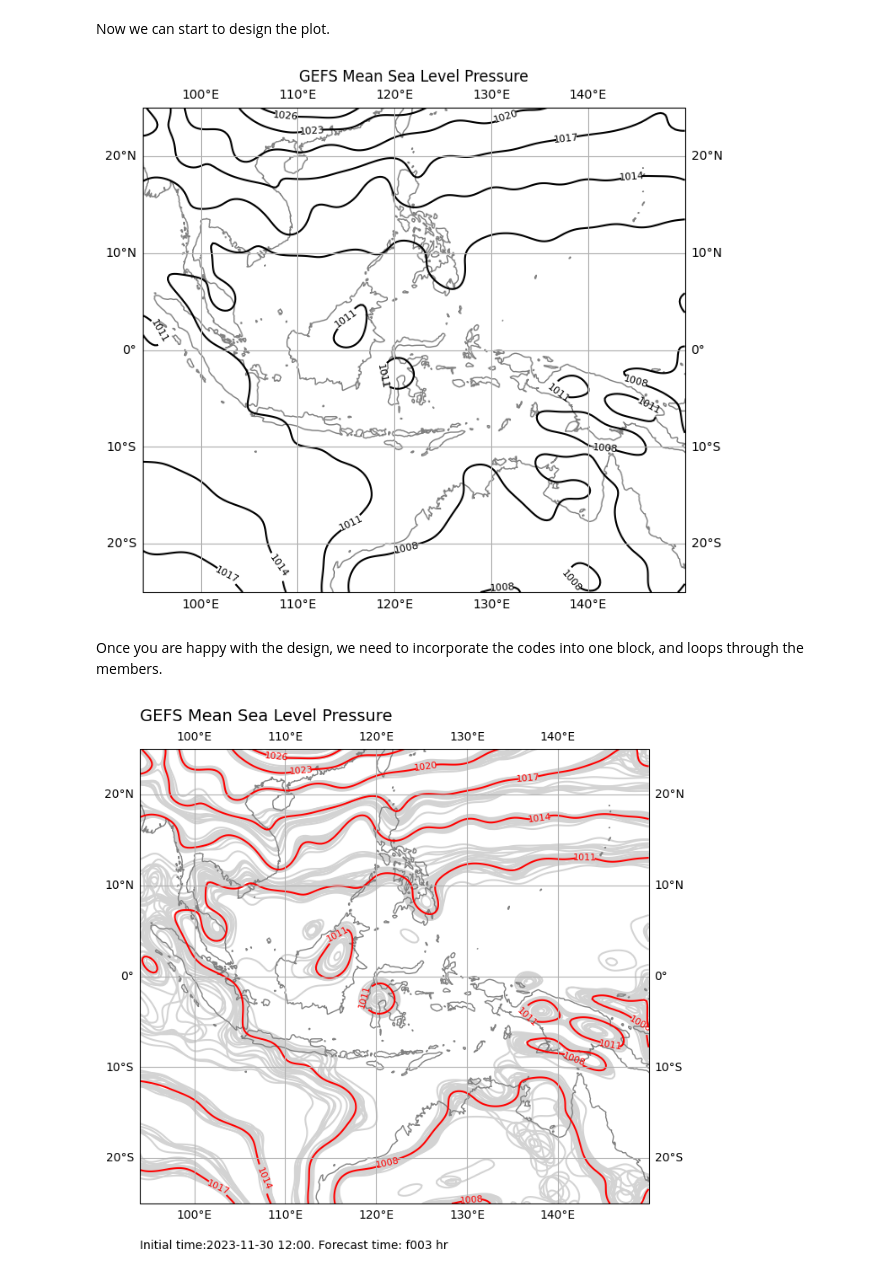
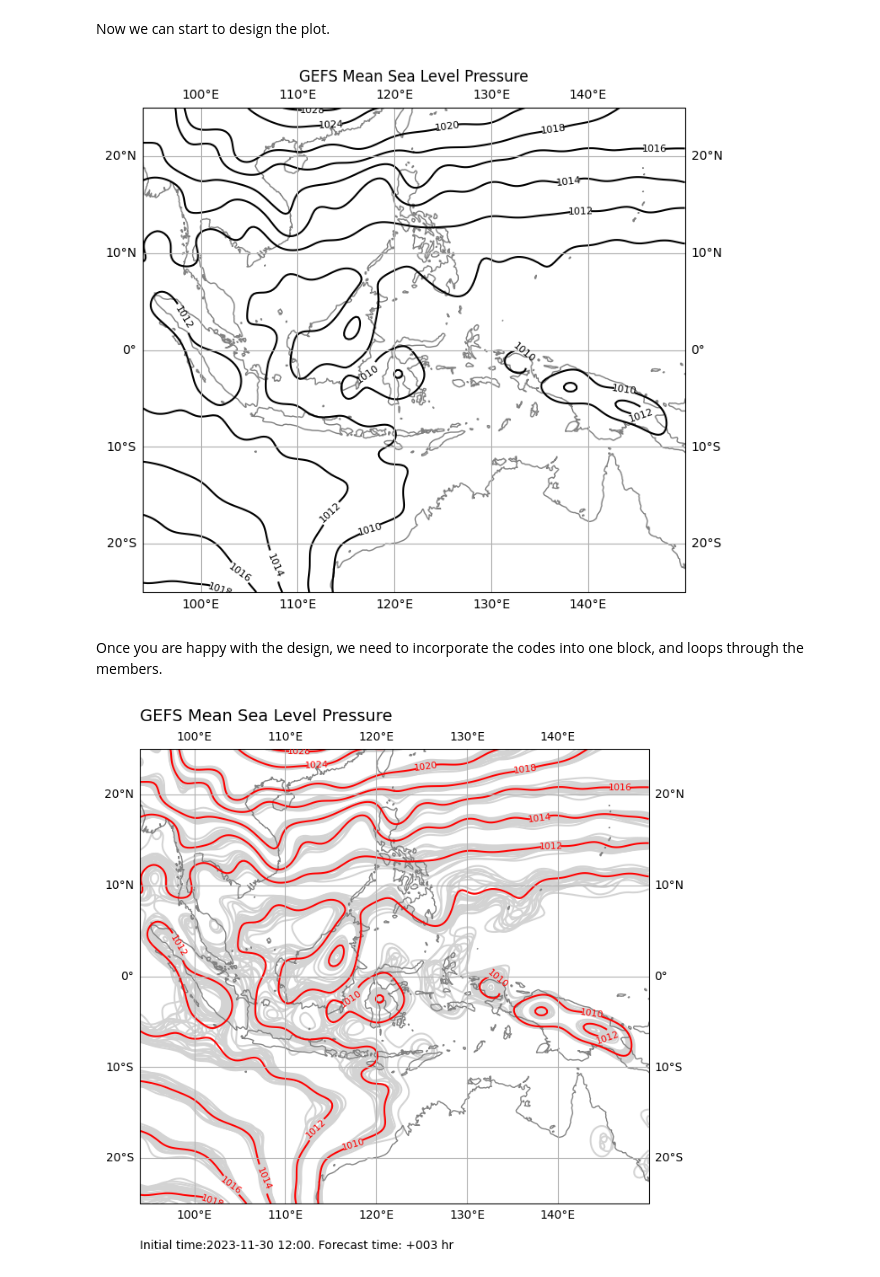
Before and after one commit to achmadrifani/training_fct_bmkg, a Jupyter notebook: 02_spaghetti_plot.ipynb, the cells around one changed output. Saved outputs shown, nothing was run; the diff lists cells and outputs as text; code cells hidden in the pictures.

```diff
--- a/02_spaghetti_plot.ipynb
+++ b/02_spaghetti_plot.ipynb
@@ -53,7 +48,7 @@ local_dir = f"mslp/{init_date:%Y%m%d%H}"
 # %% [markdown]
 From this part we are going to see the data and make sample plot
 # %%
-member = "gep01" # Change the member if needed
+member = "gec00" # Change the member if needed
 filename = f"{member}.t{init_date:%H}z.pgrb2s.0p25.f{ftime}.grb2"
 ds = xr.open_dataset(f"{local_dir}/{filename}",engine="cfgrib")
 ds
@@ -92,7 +87,8 @@ Now we can start to design the plot.
 fig, ax = plt.subplots(1, 1, figsize=(13, 7), subplot_kw={'projection': ccrs.PlateCarree()})
 
 # Plot the data as contour
-contour = ax.contour(lons, lats, data, transform=ccrs.PlateCarree(), colors='black')
+levels = [1010,1012,1014,1016,1018,1020,1024,1028] # Define the levels here
+contour = ax.contour(lons, lats, data, transform=ccrs.PlateCarree(), colors='black', levels=levels)
 
 # Add contour labels
 ax.clabel(contour, inline=True, fontsize=8)
@@ -111,40 +107,41 @@ ax.set_ylabel('Latitude',fontsize=5)
 # Save the image
 plt.savefig("test_result.png")
 # %% [output]
-[figure, old version]
+[figure, new version]
 # %% [markdown]
 Once you are happy with the design, we need to incorporate the codes into one block, and loops through the members.
 # %%
 fig, ax = plt.subplots(1, 1, figsize=(13, 7), subplot_kw={'projection': ccrs.PlateCarree()})
 # Loop through member
 for member in members:
   filename = f"{member}.t{init_date:%H}z.pgrb2s.0p25.f{ftime}.grb2"
   ds = xr.open_dataset(f"{local_dir}/{filename}",engine="cfgrib")
   data = ds["prmsl"]/100
   lons = ds.longitude.values
   lats = ds.latitude.values
+  levels = [1010,1012,1014,1016,1018,1020,1024,1028] # Define the levels here
 
   # Make the control run contour red
   if member == "gec00":
-    contour = ax.contour(lons, lats, data, transform=ccrs.PlateCarree(), colors='red',zorder=2)
+    contour = ax.contour(lons, lats, data, transform=ccrs.PlateCarree(), colors='red',zorder=2,levels=levels)
     # Add contour labels
     ax.clabel(contour, inline=True, fontsize=8)
   else:
-    contour = ax.contour(lons, lats, data, transform=ccrs.PlateCarree(), colors='lightgray',zorder=1)
+    contour = ax.contour(lons, lats, data, transform=ccrs.PlateCarree(), colors='lightgray',zorder=1,levels=levels)
 
 # Add coastlines
 ax.coastlines(color='gray', edgecolor='gray')
 
 # Add titles
 title = ax.set_title('GEFS Mean Sea Level Pressure',x=0, y=1.0, pad=24, fontsize=14, ha="left")
 
 # Add information text
 ax.text(0, -0.1, f"Initial time:{init_date:%Y-%m-%d %H:%M}. Forecast time: +{ftime} hr", transform=ax.transAxes, fontsize=10, ha="left")
 
 # Add gridlines and labels
 ax.gridlines(draw_labels=True, dms=True, x_inline=False, y_inline=False)
 ax.set_xlabel('Longitude')
 ax.set_ylabel('Latitude')
 plt.savefig(f"mslp_{init_date:%Y%m%d%H}_{ftime}.png",dpi=200,bbox_inches='tight')
 # %% [output]
-[figure, old version]
+[figure, new version]
```
Also changed, not shown: parts of 18 cells of this notebook.
